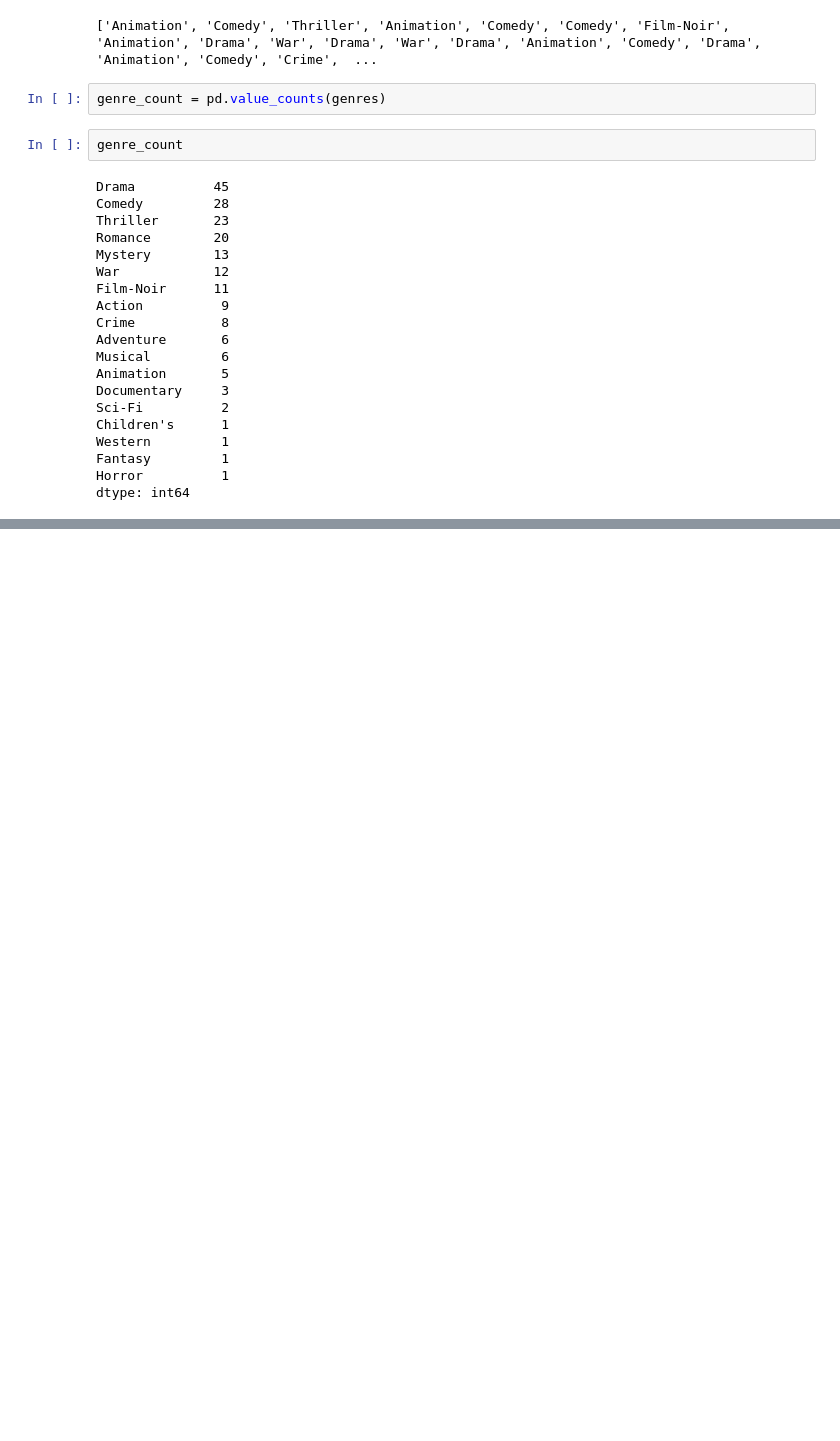
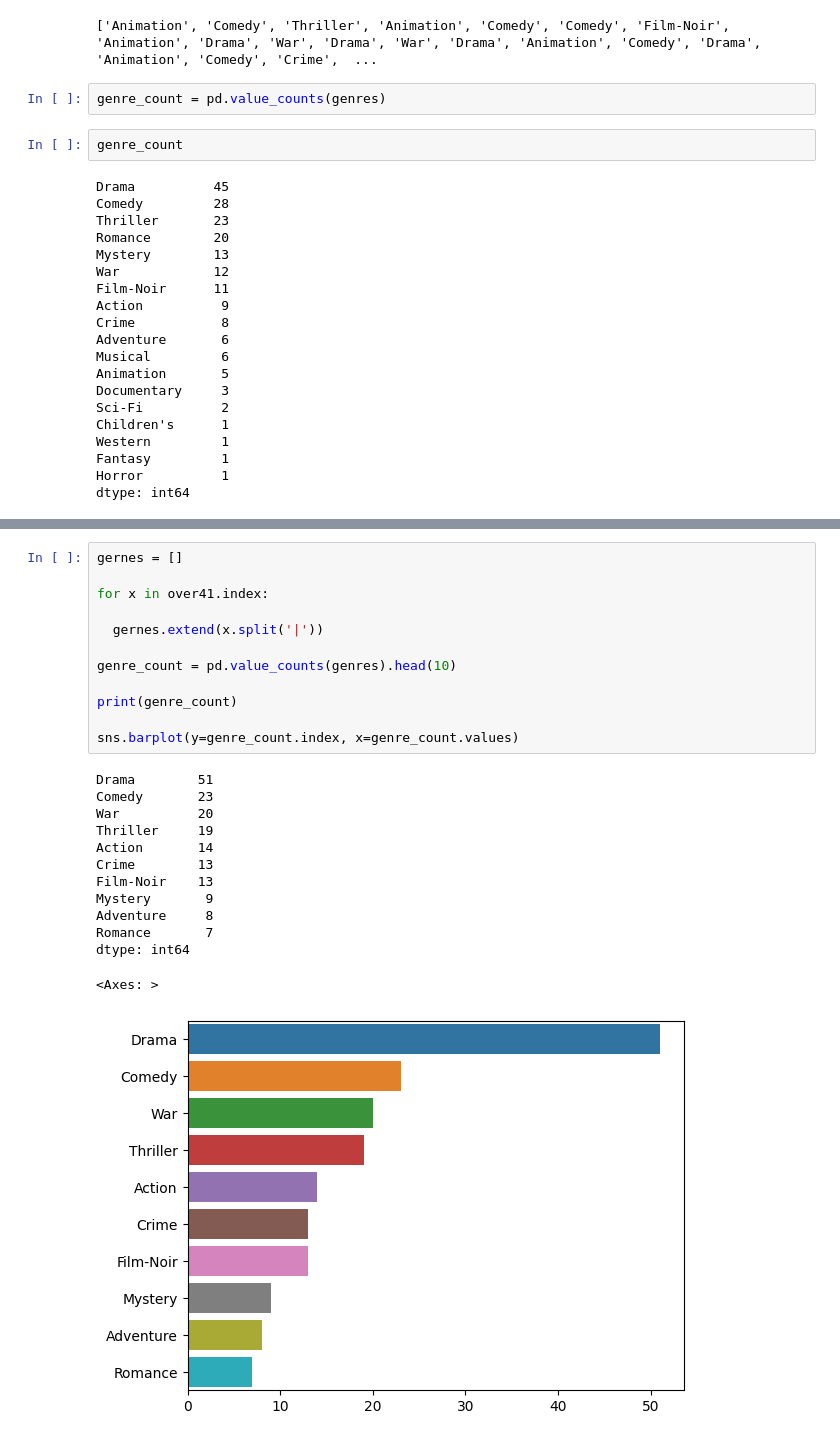
Before and after one commit to kim-dahun/python-study, a Jupyter notebook: py20_movielens.ipynb, the cells around one changed output, grey strips where cells are left out. Drawn from its saved outputs; the diff is of its cells as text; blank space fills up the shorter version.

```diff
--- a/py20_movielens.ipynb
+++ b/py20_movielens.ipynb
@@ -705,0 +814,26 @@ dtype: int64
+# %%
+gernes = []
+
+for x in over41.index:
+
+  gernes.extend(x.split('|'))
+
+genre_count = pd.value_counts(genres).head(10)
+
+print(genre_count)
+
+sns.barplot(y=genre_count.index, x=genre_count.values)
+# %% [output]
+Drama        51
+Comedy       23
+War          20
+Thriller     19
+Action       14
+Crime        13
+Film-Noir    13
+Mystery       9
+Adventure     8
+Romance       7
+dtype: int64
+<Axes: >
+[figure, added]
```
Also changed, not shown: parts of 14 cells of this notebook.
